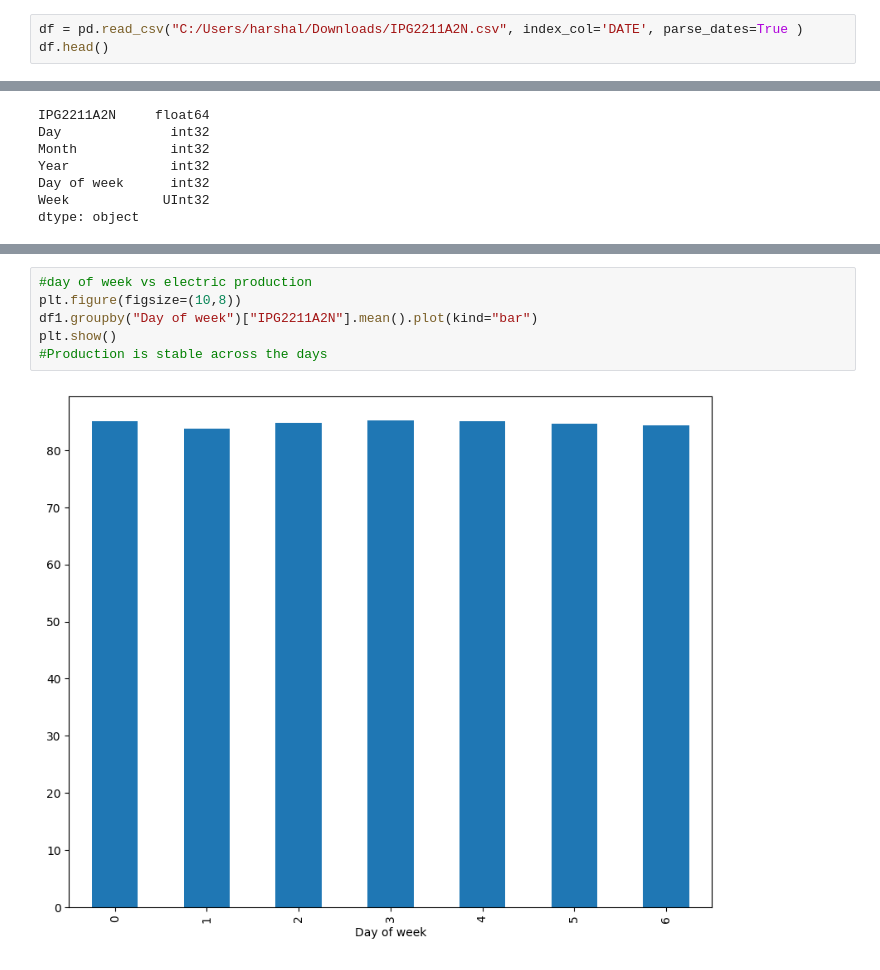
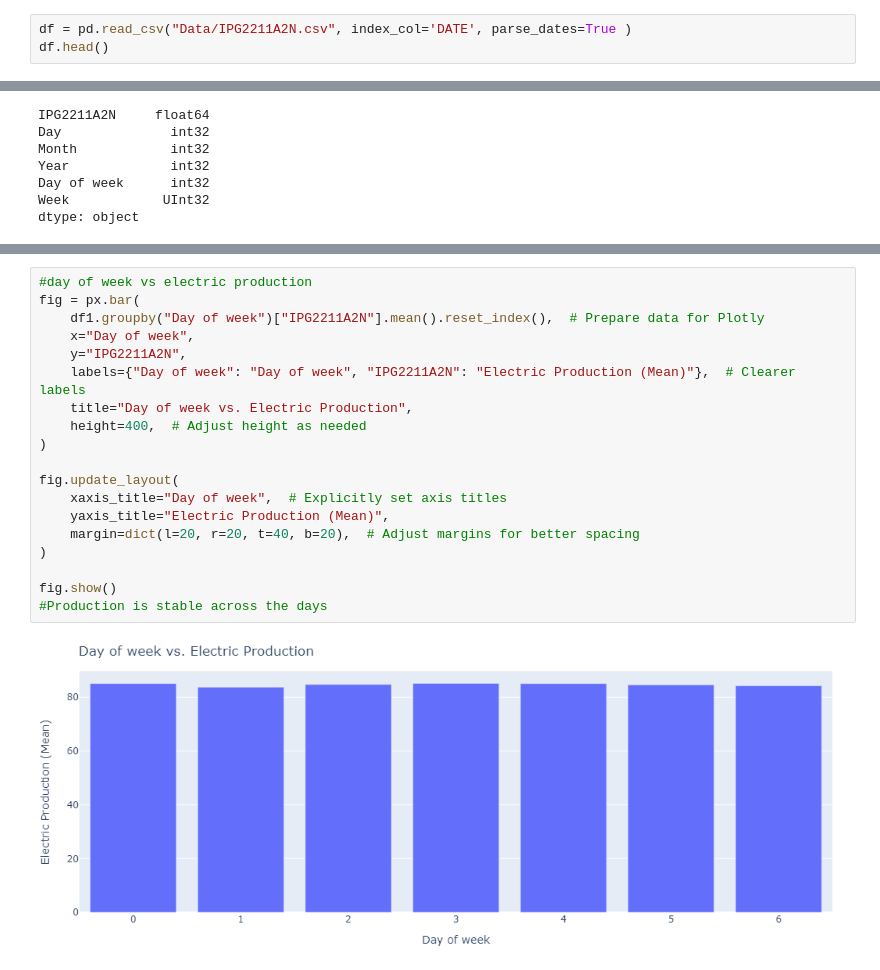
Before and after one commit to Harry262000/Portfolio_Projects, a Jupyter notebook: Electricity_production_forcasting.ipynb, the cells around one changed output, grey strips where cells are left out. Saved outputs shown, nothing was run; the diff lists cells and outputs as text.

```diff
--- a/Electricity_production_forcasting.ipynb
+++ b/Electricity_production_forcasting.ipynb
@@ -11,6 +12,6 @@ import plotly.express as px
 %matplotlib inline
 # %%
-df = pd.read_csv("C:/Users/harshal/Downloads/IPG2211A2N.csv", index_col='DATE', parse_dates=True )
+df = pd.read_csv("Data/IPG2211A2N.csv", index_col='DATE', parse_dates=True )
 df.head()
 # %% [output]
 |  | IPG2211A2N |
@@ -172,11 +194,24 @@ plt.show()
 # %%
 #day of week vs electric production
-plt.figure(figsize=(10,8))
-df1.groupby("Day of week")["IPG2211A2N"].mean().plot(kind="bar")
-plt.show()
+fig = px.bar(
+    df1.groupby("Day of week")["IPG2211A2N"].mean().reset_index(),  # Prepare data for Plotly
+    x="Day of week",
+    y="IPG2211A2N",
+    labels={"Day of week": "Day of week", "IPG2211A2N": "Electric Production (Mean)"},  # Clearer labels
+    title="Day of week vs. Electric Production",
+    height=400,  # Adjust height as needed
+)
+
+fig.update_layout(
+    xaxis_title="Day of week",  # Explicitly set axis titles
+    yaxis_title="Electric Production (Mean)",
+    margin=dict(l=20, r=20, t=40, b=20),  # Adjust margins for better spacing
+)
+
+fig.show()
 #Production is stable across the days
 # %% [output]
-[figure, old version]
+[figure, new version]
 # %%
 # Resample the data
 month = df1.resample("M").mean().dropna()
```
Also changed, not shown: parts of 7 cells of this notebook, 1 other file.
